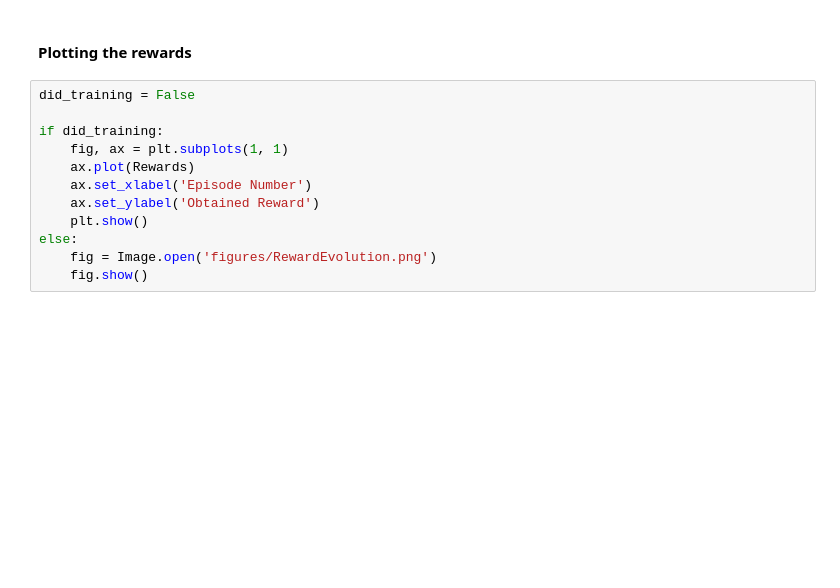
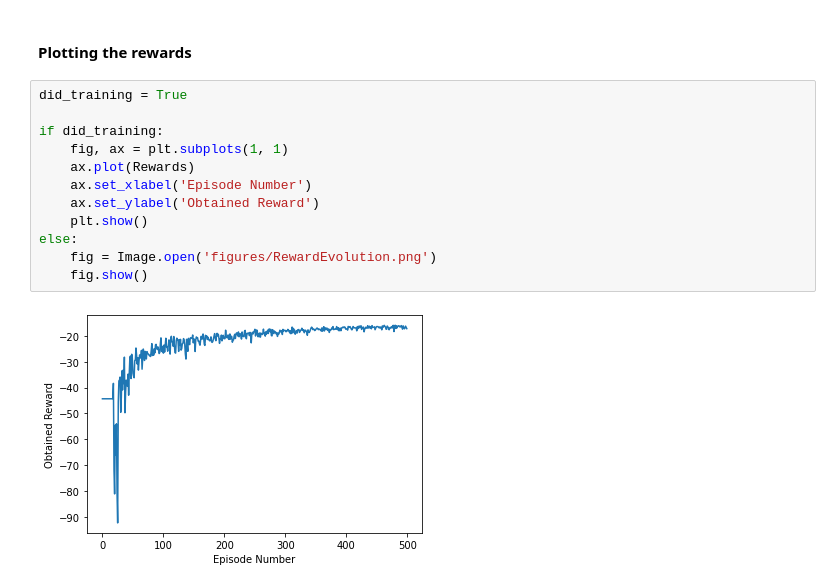
Before and after one commit to jangroter/BSRLNotebook, a Jupyter notebook: ExampleNotebook.ipynb, the cells around one changed output. Drawn from its saved outputs; the diff is of its cells as text; blank space fills up the shorter version.

```diff
--- a/ExampleNotebook.ipynb
+++ b/ExampleNotebook.ipynb
@@ -306,14 +293,16 @@ else:
 # %% [markdown]
 #### Plotting the rewards
 # %%
-did_training = False
+did_training = True
 
 if did_training:
     fig, ax = plt.subplots(1, 1)
     ax.plot(Rewards)
     ax.set_xlabel('Episode Number')
     ax.set_ylabel('Obtained Reward')
     plt.show()
 else:
     fig = Image.open('figures/RewardEvolution.png')
     fig.show()
+# %% [output]
+[figure, added]
```
Also changed, not shown: parts of 5 cells of this notebook.
